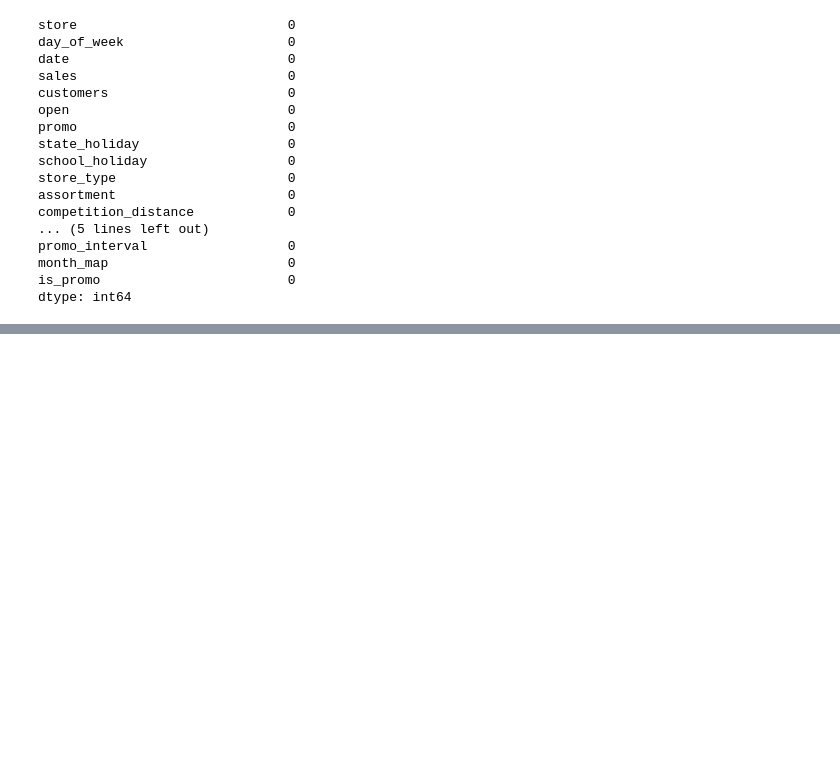
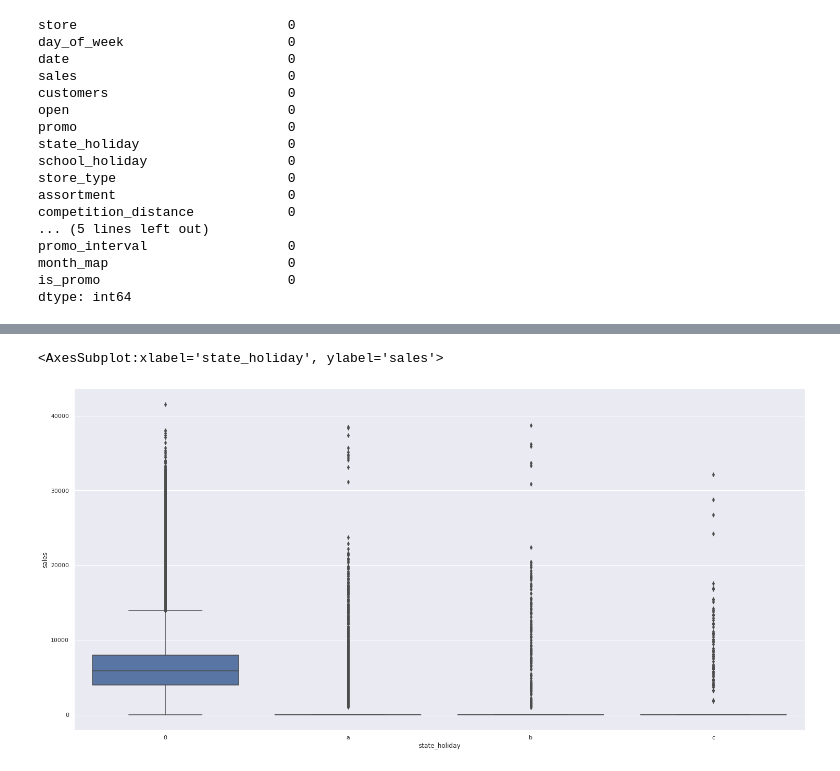
Before and after one commit to Felipehsilva/ds_em_producao, a Jupyter notebook: m02_v01_store_sales_prediction.ipynb, the cells around one changed output, grey strips where cells are left out. Saved outputs shown, nothing was run; the diff lists cells and outputs as text; code cells hidden in the pictures; blank space fills up the shorter version.

Commit message:
Finish of data descriptive DS em Producao

```diff
--- a/m02_v01_store_sales_prediction.ipynb
+++ b/m02_v01_store_sales_prediction.ipynb
@@ -182,0 +295,6 @@ dtype: int64
+# %%
+# x =linha que fica como referencia(nome da categoria), y = o que quero medir em cada um dos niveis da variavel categorica
+sns.boxplot(x='state_holiday', y='sales',data=df1)
+# %% [output]
+<AxesSubplot:xlabel='state_holiday', ylabel='sales'>
+[figure, added]
```
Also changed, not shown: parts of 17 cells of this notebook, 1 other file.
